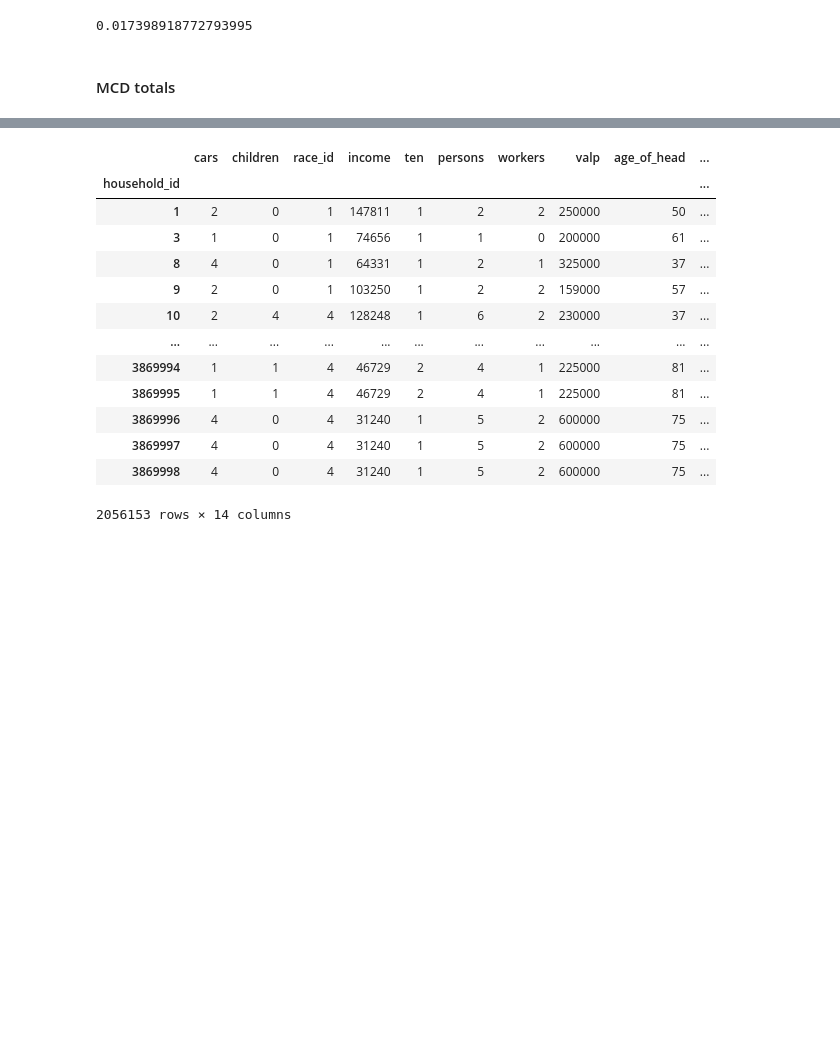
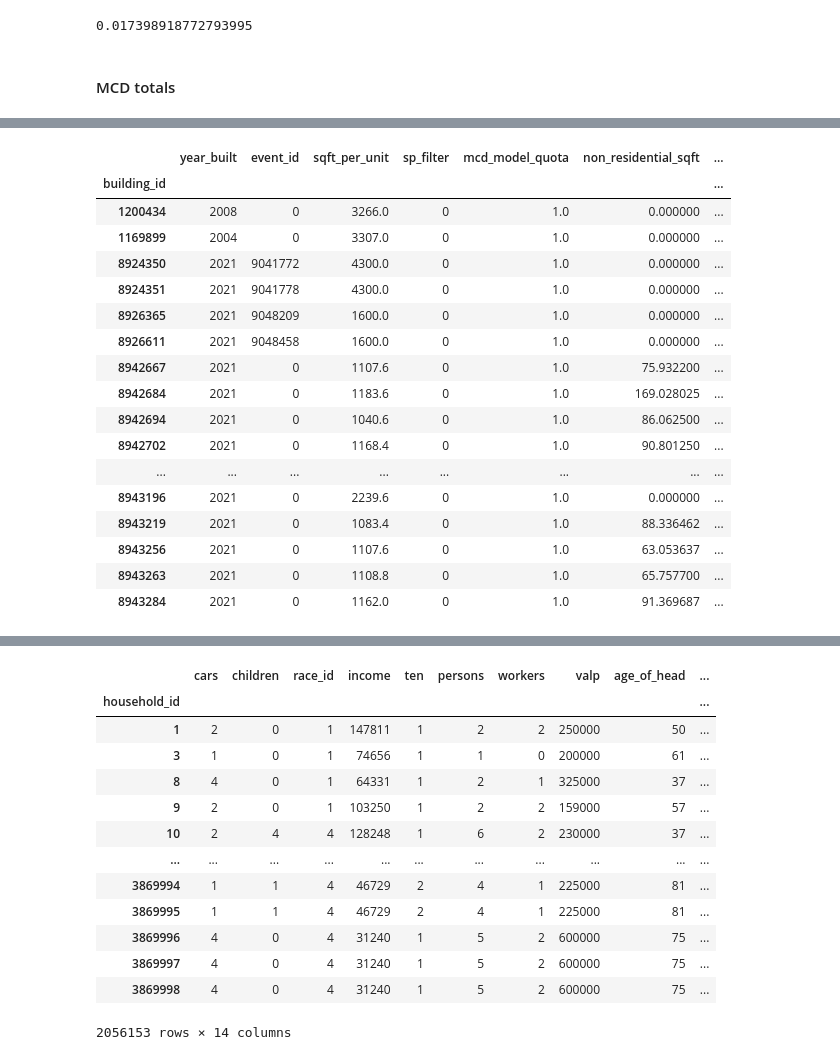
Before and after one commit to SEMCOG/semcog_urbansim, a Jupyter notebook: notebooks/model_analysis/model_output_analysis.ipynb, the cells around one changed output, grey strips where cells are left out. Cells and saved outputs as stored; diff of their text form; code cells hidden in the pictures; blank space fills up the shorter version.

```diff
--- a/notebooks/model_analysis/model_output_analysis.ipynb
+++ b/notebooks/model_analysis/model_output_analysis.ipynb
@@ -100,7 +100,7 @@ def filter_table(table, filter_series, ignore=None):
 
 	return apply_filter_query(table, filters)
 run_folder = "/home/da/semcog_urbansim/runs"
-run_num = "run336"
+run_num = "run347"
 hdf = pd.HDFStore(os.path.join(run_folder, '%s.h5'%run_num), 'r')
 # %% [markdown]
 ### GQ
@@ -316,0 +308,17 @@ region_hh.building_id.isin(b50.index).sum()
+# %%
+year = 2021
+hh_cur = hdf["/%s/households"%year]
+p = hdf["/%s/parcels"%year]
+b_cur = hdf["/%s/buildings"%year]
+b_cur = b_cur.join(p.semmcd, on='parcel_id')
+hh_cur = hh_cur.join(b_cur.semmcd, on='building_id')
+b_temp = b_cur[['semmcd', 'mcd_model_quota']]
+qt_vs_growth = b_temp[b_temp.semmcd.isin(semmcds.query('large_area_id==3').mcd)].groupby('semmcd').sum()
+hh_next = hdf["/%s/households"%(year+1)]
+p = hdf["/%s/parcels"%(year+1)]
+b_next = hdf["/%s/buildings"%(year+1)]
+b_next = b_next.join(p.semmcd, on='parcel_id')
+hh_next = hh_next.join(b_next.semmcd, on='building_id')
+qt_vs_growth['cur'] = hh_cur.query('large_area_id==3').semmcd.value_counts()
+qt_vs_growth['next'] = hh_next.query('large_area_id==3').semmcd.value_counts()
+qt_vs_growth['diff'] = qt_vs_growth.next - qt_vs_growth.cur
@@ -316,0 +369,21 @@ region_hh.building_id.isin(b50.index).sum()
+# %%
+b_cur[b_cur.index.isin(b_temp.query('(semmcd==1025) and (mcd_model_quota>0)').index)]
+# %% [output]
+|  | year_built | event_id | sqft_per_unit | sp_filter | mcd_model_quota | non_residential_sqft | ... |
+| building_id |  |  |  |  |  |  | ... |
+| 1200434 | 2008 | 0 | 3266.0 | 0 | 1.0 | 0.000000 | ... |
+| 1169899 | 2004 | 0 | 3307.0 | 0 | 1.0 | 0.000000 | ... |
+| 8924350 | 2021 | 9041772 | 4300.0 | 0 | 1.0 | 0.000000 | ... |
+| 8924351 | 2021 | 9041778 | 4300.0 | 0 | 1.0 | 0.000000 | ... |
+| 8926365 | 2021 | 9048209 | 1600.0 | 0 | 1.0 | 0.000000 | ... |
+| 8926611 | 2021 | 9048458 | 1600.0 | 0 | 1.0 | 0.000000 | ... |
+| 8942667 | 2021 | 0 | 1107.6 | 0 | 1.0 | 75.932200 | ... |
+| 8942684 | 2021 | 0 | 1183.6 | 0 | 1.0 | 169.028025 | ... |
+| 8942694 | 2021 | 0 | 1040.6 | 0 | 1.0 | 86.062500 | ... |
+| 8942702 | 2021 | 0 | 1168.4 | 0 | 1.0 | 90.801250 | ... |
+| ... | ... | ... | ... | ... | ... | ... | ... |
+| 8943196 | 2021 | 0 | 2239.6 | 0 | 1.0 | 0.000000 | ... |
+| 8943219 | 2021 | 0 | 1083.4 | 0 | 1.0 | 88.336462 | ... |
+| 8943256 | 2021 | 0 | 1107.6 | 0 | 1.0 | 63.053637 | ... |
+| 8943263 | 2021 | 0 | 1108.8 | 0 | 1.0 | 65.757700 | ... |
+| 8943284 | 2021 | 0 | 1162.0 | 0 | 1.0 | 91.369687 | ... |
```
Also changed, not shown: parts of 9 cells of this notebook, 2 other files.
